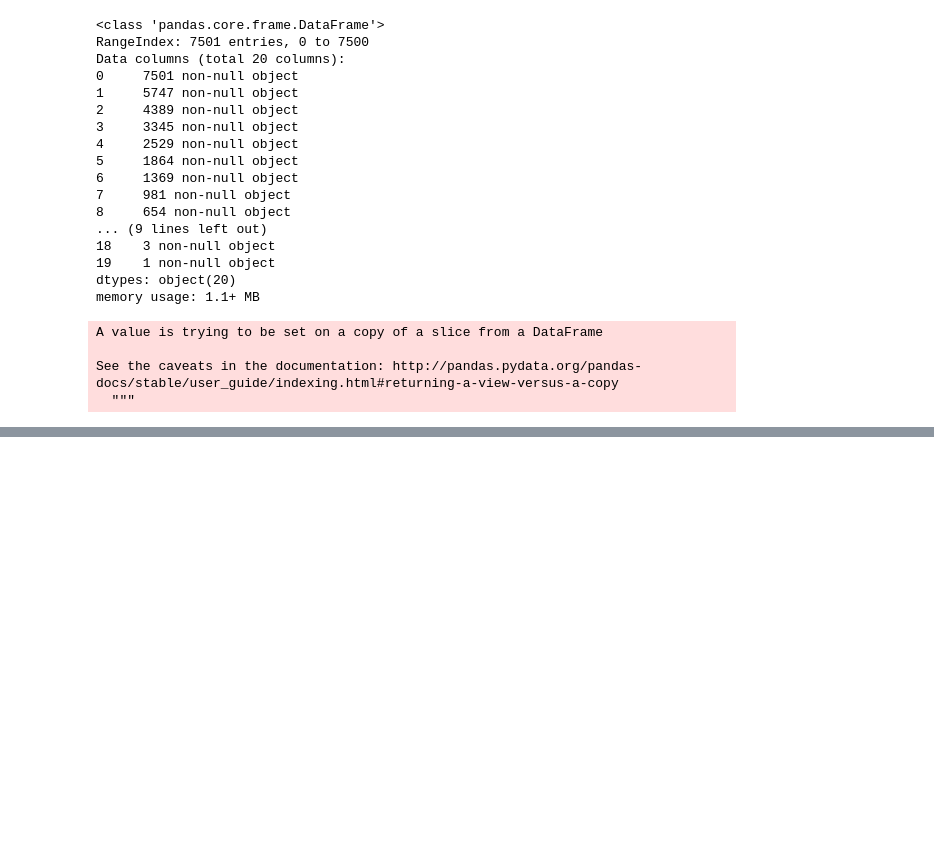
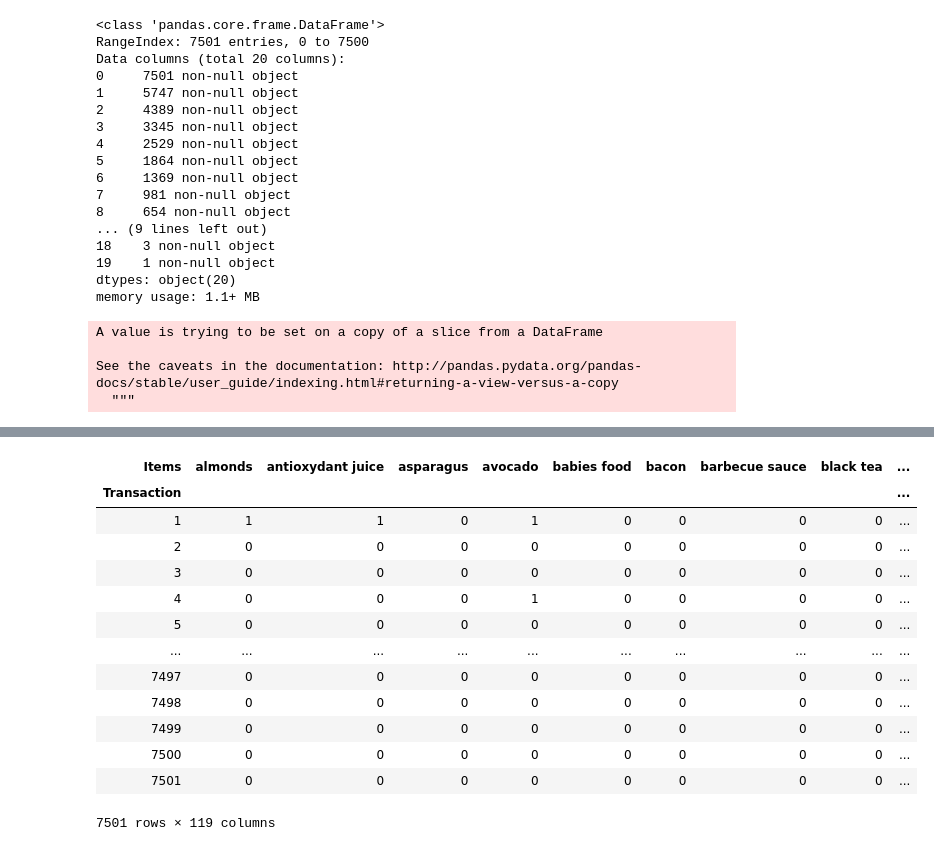
Before and after one commit to Paul-Hwang/Recommend-System, a Jupyter notebook: Lesson 3 Homework/Action_marketbasket.ipynb, the cells around one changed output, grey strips where cells are left out. Drawn from its saved outputs; the diff is of its cells as text; code cells hidden in the pictures; blank space fills up the shorter version.

```diff
--- a/Lesson 3 Homework/Action_marketbasket.ipynb
+++ b/Lesson 3 Homework/Action_marketbasket.ipynb
@@ -124,0 +138,17 @@ plt.show()
+# %%
+hot_encoded_df
+# %% [output]
+| Items | almonds | antioxydant juice | asparagus | avocado | babies food | bacon | barbecue sauce | black tea | ... |
+| Transaction |  |  |  |  |  |  |  |  | ... |
+| 1 | 1 | 1 | 0 | 1 | 0 | 0 | 0 | 0 | ... |
+| 2 | 0 | 0 | 0 | 0 | 0 | 0 | 0 | 0 | ... |
+| 3 | 0 | 0 | 0 | 0 | 0 | 0 | 0 | 0 | ... |
+| 4 | 0 | 0 | 0 | 1 | 0 | 0 | 0 | 0 | ... |
+| 5 | 0 | 0 | 0 | 0 | 0 | 0 | 0 | 0 | ... |
+| ... | ... | ... | ... | ... | ... | ... | ... | ... | ... |
+| 7497 | 0 | 0 | 0 | 0 | 0 | 0 | 0 | 0 | ... |
+| 7498 | 0 | 0 | 0 | 0 | 0 | 0 | 0 | 0 | ... |
+| 7499 | 0 | 0 | 0 | 0 | 0 | 0 | 0 | 0 | ... |
+| 7500 | 0 | 0 | 0 | 0 | 0 | 0 | 0 | 0 | ... |
+| 7501 | 0 | 0 | 0 | 0 | 0 | 0 | 0 | 0 | ... |
+7501 rows × 119 columns
```
Also changed, not shown: parts of 5 cells of this notebook.
